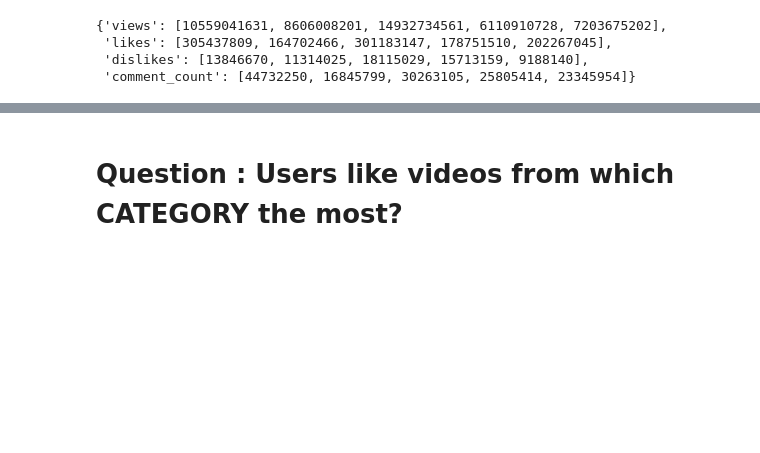
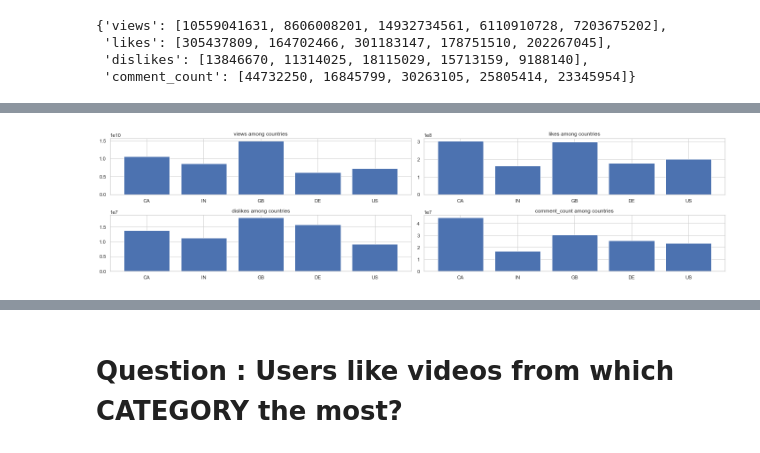
Before and after one commit to nilayduzkesen/EDA-Youtube-Project, a Jupyter notebook: EDA-Youtube Project!.ipynb, the cells around one changed output, grey strips where cells are left out. Drawn from its saved outputs; the diff is of its cells as text; code cells hidden in the pictures; blank space fills up the shorter version.

```diff
--- a/EDA-Youtube Project!.ipynb
+++ b/EDA-Youtube Project!.ipynb
@@ -329,0 +319,5 @@ ValueError: Could not interpret input 'columns'
+# %%
+df = pd.DataFrame(newdata)
+# %%
+df['country'] = all_data.country.unique()
+df
@@ -329,0 +331,13 @@ ValueError: Could not interpret input 'columns'
+# %%
+plt.figure(figsize = (20,5))
+
+
+for i,col in enumerate(columns):
+    plt.subplot(2,2,i+1)
+    plt.bar(df.country,df[col])
+    plt.title('{} among countries'.format(col))
+
+plt.tight_layout()
+plt.show()
+# %% [output]
+[figure, added]
```
Also changed, not shown: parts of 21 cells of this notebook.
